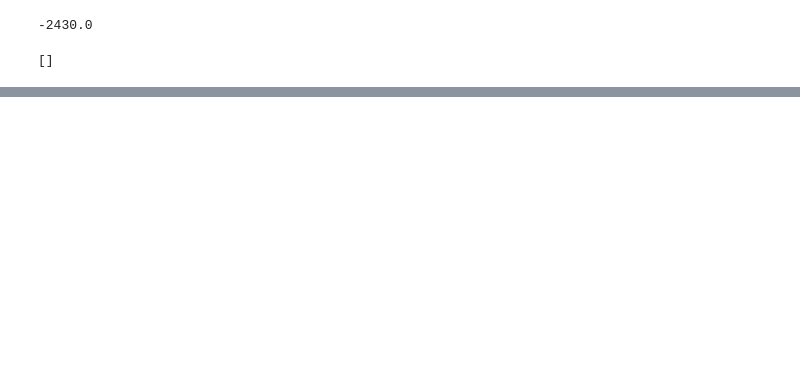
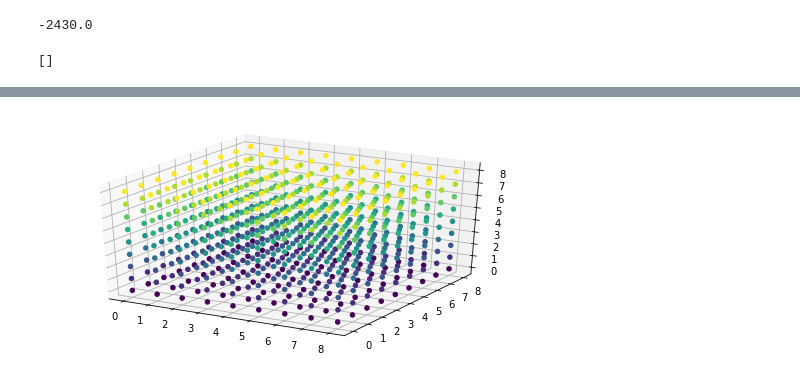
Before and after one commit to ThoLes94/ConvolutionWasserstein, a Jupyter notebook: convolution.ipynb, the cells around one changed output, grey strips where cells are left out. Saved outputs shown, nothing was run; the diff lists cells and outputs as text; code cells hidden in the pictures; blank space fills up the shorter version.

```diff
--- a/convolution.ipynb
+++ b/convolution.ipynb
@@ -126,7 +125,7 @@ for i in range(10):
                 alpha2[i*100+j*10+k] = 1
             else :
                 mesh2[i*100+j*10+k] = point(i,j,k,0)
-                alpha2[i*100+j*10+k] = 0.1
+                alpha2[i*100+j*10+k] = 0.01
 
 alpha1 = alpha1/np.linalg.norm(alpha1)
 alpha2 = alpha2/np.linalg.norm(alpha2)
@@ -176,4 +175,4 @@ print(Ht[Ht==0])
 # %% [output]
 []
 # %%
-print(Wasserstein_barycentre((alpha1, alpha2), (1, 1), Ht, a, N=2))
+mu = Wasserstein_barycentre((alpha1, alpha2), (0.5, 0.5), Ht, a, N=2)
@@ -197,0 +199,10 @@ print(Wasserstein_barycentre((alpha1, alpha2), (1, 1), Ht, a, N=2))
+# %%
+def mu_coords(mu):
+    n = len(mu)
+    m = int(n**(1/3))
+    Coord = np.zeros(shape = (m,m,m))
+    for i in range(m):
+        for j in range(m):
+            for k in range(m):
+                Coord[i,j,k] = mu[i*100 + j*10 + k]
+    return Coord
@@ -197,0 +229,10 @@ print(Wasserstein_barycentre((alpha1, alpha2), (1, 1), Ht, a, N=2))
+# %%
+plt.rcParams["figure.figsize"] = [7.00, 3.50]
+plt.rcParams["figure.autolayout"] = True
+fig = plt.figure()
+ax = fig.add_subplot(111, projection = "3d")
+z, x, y = mu_coords(alpha1).nonzero()
+ax.scatter(x, y, z, c=z, alpha=1)
+plt.show()
+# %% [output]
+[figure, added]
```
Also changed, not shown: parts of 6 cells of this notebook, 1 other file.
